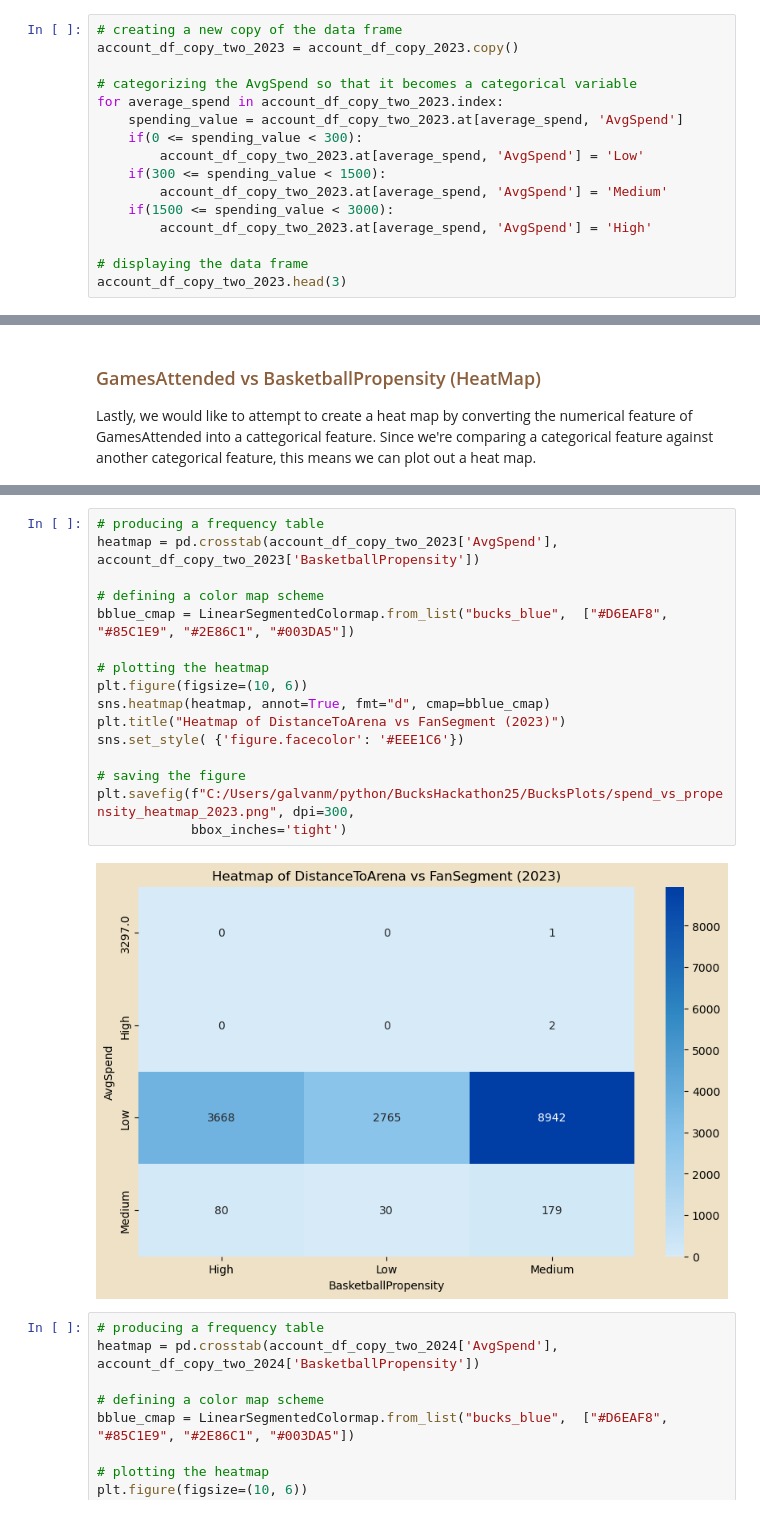
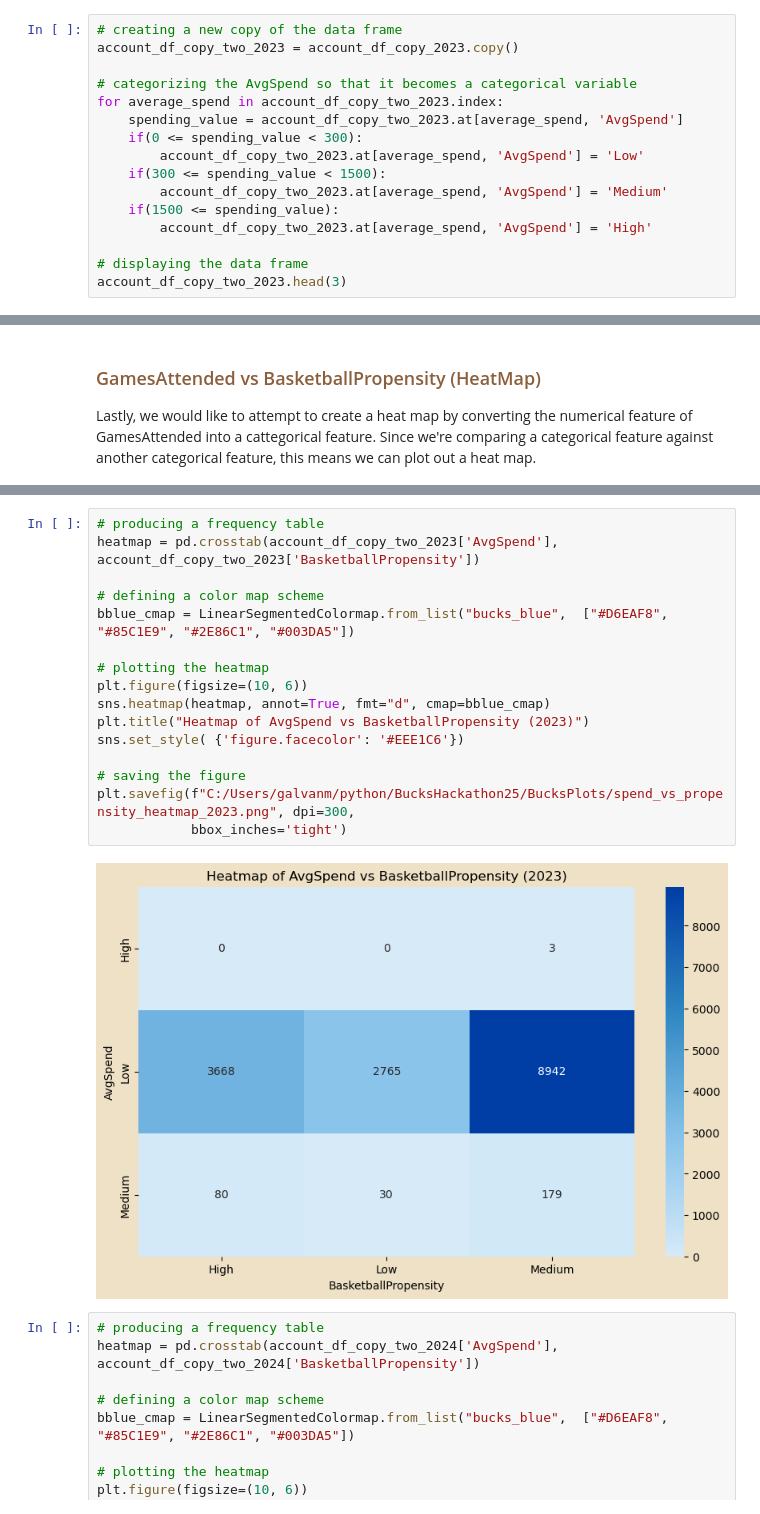
Before and after one commit to chowdhuryj-github/BucksFanExperience, a Jupyter notebook: BucksDataVisualization/DataVisualizationSalvin.ipynb, the cells around one changed output, grey strips where cells are left out. Saved outputs shown, nothing was run; the diff lists cells and outputs as text.

Commit message:
fixed visualizations

```diff
--- a/BucksDataVisualization/DataVisualizationSalvin.ipynb
+++ b/BucksDataVisualization/DataVisualizationSalvin.ipynb
@@ -844,7 +844,7 @@ for average_spend in account_df_copy_two_2023.index:
         account_df_copy_two_2023.at[average_spend, 'AvgSpend'] = 'Low'
     if(300 <= spending_value < 1500):
         account_df_copy_two_2023.at[average_spend, 'AvgSpend'] = 'Medium'
-    if(1500 <= spending_value < 3000):
+    if(1500 <= spending_value):
         account_df_copy_two_2023.at[average_spend, 'AvgSpend'] = 'High'
 
 # displaying the data frame
@@ -1121,21 +1121,21 @@ account_df_copy_three_2024.head(3)
 # %%
 # producing a frequency table
 heatmap = pd.crosstab(account_df_copy_two_2023['AvgSpend'], account_df_copy_two_2023['BasketballPropensity'])
 
 # defining a color map scheme
 bblue_cmap = LinearSegmentedColormap.from_list("bucks_blue",  ["#D6EAF8", "#85C1E9", "#2E86C1", "#003DA5"])
 
 # plotting the heatmap
 plt.figure(figsize=(10, 6))
 sns.heatmap(heatmap, annot=True, fmt="d", cmap=bblue_cmap)
-plt.title("Heatmap of DistanceToArena vs FanSegment (2023)")
+plt.title("Heatmap of AvgSpend vs BasketballPropensity (2023)")
 sns.set_style( {'figure.facecolor': '#EEE1C6'})
 
 # saving the figure
 plt.savefig(f"C:/Users/galvanm/python/BucksHackathon25/BucksPlots/spend_vs_propensity_heatmap_2023.png", dpi=300,
             bbox_inches='tight')
 # %% [output]
-[figure, old version]
+[figure, new version]
 # %%
 # producing a frequency table
 heatmap = pd.crosstab(account_df_copy_two_2024['AvgSpend'], account_df_copy_two_2024['BasketballPropensity'])
```
Also changed, not shown: parts of 8 cells of this notebook, 6 other files.
